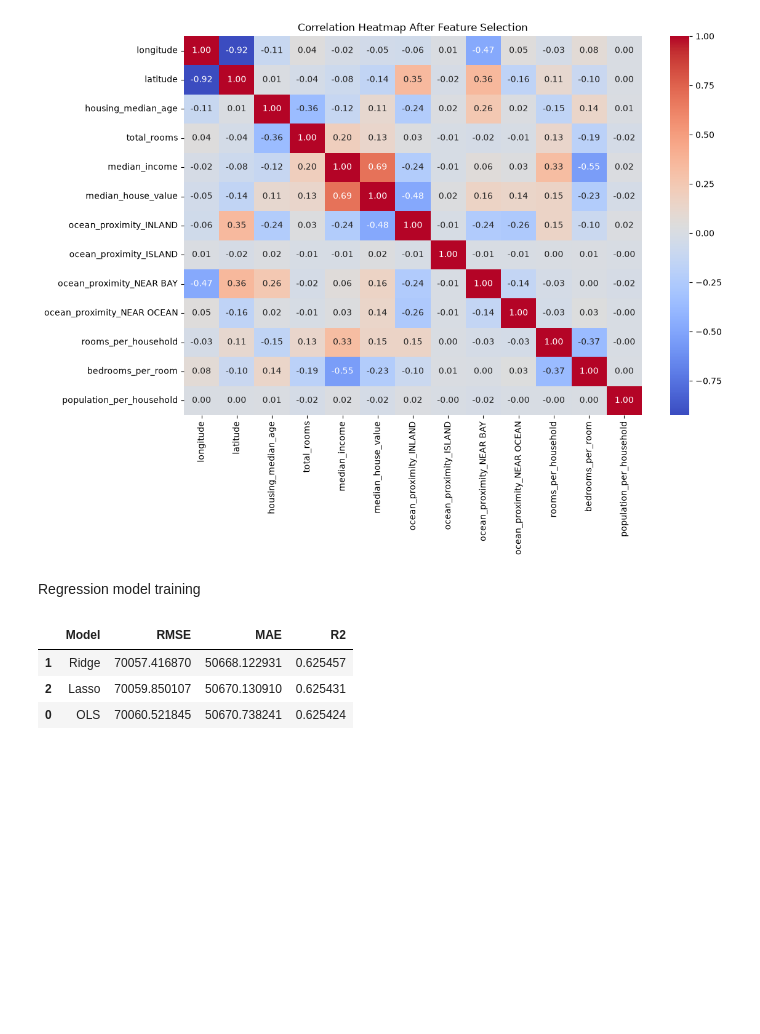
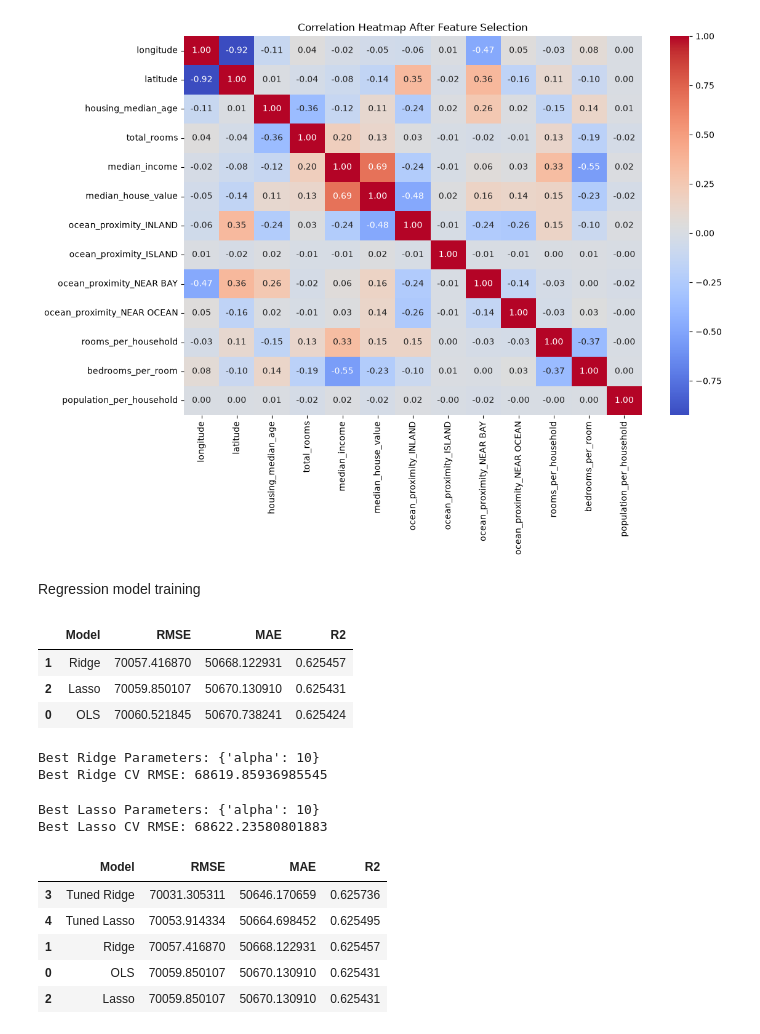
Before and after one commit to seelneas/Datheon_Machine_Learning_-_Data_Science_Internship, a Jupyter notebook: RealEstate_Housing_Price_Prediction/house_price_prediction.ipynb, the cells around one changed output. Cells and saved outputs as stored; diff of their text form; code cells hidden in the pictures; blank space fills up the shorter version.

```diff
--- a/RealEstate_Housing_Price_Prediction/house_price_prediction.ipynb
+++ b/RealEstate_Housing_Price_Prediction/house_price_prediction.ipynb
@@ -475,3 +475,45 @@ results_df.sort_values(by="RMSE", ascending=True)
 | 1 | Ridge | 70057.416870 | 50668.122931 | 0.625457 |
 | 2 | Lasso | 70059.850107 | 50670.130910 | 0.625431 |
 | 0 | OLS | 70060.521845 | 50670.738241 | 0.625424 |
+# %%
+# Tune Ridge Regression
+ridge_params = {
+    "alpha": [0.001, 0.01, 0.1, 1, 10, 100, 1000]
+}
+
+ridge_grid = GridSearchCV(
+    estimator=Ridge(),
+    param_grid=ridge_params,
+    cv=5,
+    scoring="neg_root_mean_squared_error",
+    n_jobs=-1
+)
+
+ridge_grid.fit(X_train, y_train)
+
+print("Best Ridge Parameters:", ridge_grid.best_params_)
+print("Best Ridge CV RMSE:", -ridge_grid.best_score_)
+# %% [output]
+Best Ridge Parameters: {'alpha': 10}
+Best Ridge CV RMSE: 68619.85936985545
+# %%
+# Tune Lasso Regression
+lasso_params = {
+    "alpha": [0.001, 0.01, 0.1, 1, 10, 100, 1000]
+}
+
+lasso_grid = GridSearchCV(
+    estimator=Lasso(max_iter=20000),
+    param_grid=lasso_params,
+    cv=5,
+    scoring="neg_root_mean_squared_error",
+    n_jobs=-1
+)
+
+lasso_grid.fit(X_train, y_train)
+
+print("Best Lasso Parameters:", lasso_grid.best_params_)
+print("Best Lasso CV RMSE:", -lasso_grid.best_score_)
+# %% [output]
+Best Lasso Parameters: {'alpha': 10}
+Best Lasso CV RMSE: 68622.23580801883
@@ -477,0 +528,30 @@ results_df.sort_values(by="RMSE", ascending=True)
+# %%
+all_predictions = {
+    "OLS": y_pred,
+    "Ridge": predictions["Ridge"],
+    "Lasso": predictions["Lasso"],
+    "Tuned Ridge": y_pred_ridge_tuned,
+    "Tuned Lasso": y_pred_lasso_tuned
+}
+
+comparison = []
+
+for name, pred in all_predictions.items():
+
+    comparison.append({
+        "Model": name,
+        "RMSE": np.sqrt(mean_squared_error(y_test, pred)),
+        "MAE": mean_absolute_error(y_test, pred),
+        "R2": r2_score(y_test, pred)
+    })
+
+comparison_df = pd.DataFrame(comparison)
+
+comparison_df.sort_values(by="RMSE", ascending=True)
+# %% [output]
+|  | Model | RMSE | MAE | R2 |
+| 3 | Tuned Ridge | 70031.305311 | 50646.170659 | 0.625736 |
+| 4 | Tuned Lasso | 70053.914334 | 50664.698452 | 0.625495 |
+| 1 | Ridge | 70057.416870 | 50668.122931 | 0.625457 |
+| 0 | OLS | 70059.850107 | 50670.130910 | 0.625431 |
+| 2 | Lasso | 70059.850107 | 50670.130910 | 0.625431 |
```
Also changed, not shown: parts of 7 cells of this notebook, 1 other file.
